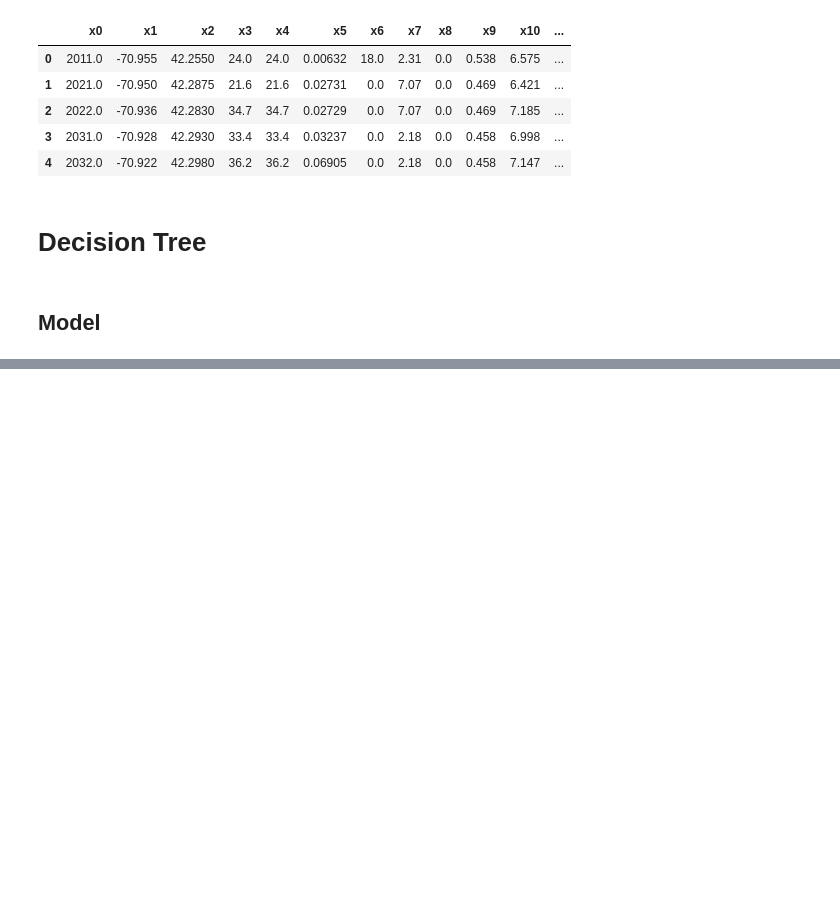
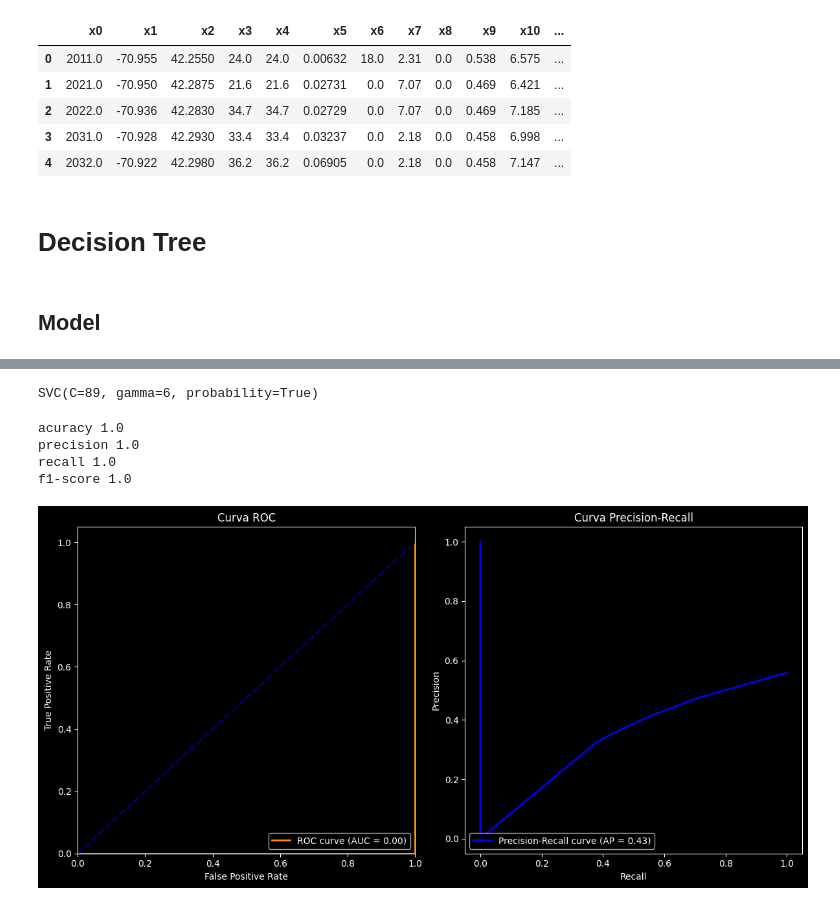
Before and after one commit to viniciuspxc/Reconhecimento_de_Padroes, a Jupyter notebook: Listas/Lista 5/Lista 05.ipynb, the cells around one changed output, grey strips where cells are left out. Drawn from its saved outputs; the diff is of its cells as text; code cells hidden in the pictures; blank space fills up the shorter version.

```diff
--- a/Listas/Lista 5/Lista 05.ipynb
+++ b/Listas/Lista 5/Lista 05.ipynb
@@ -314,0 +402,24 @@ plot_roc_pr_curves(best_model_results[2], best_model_results[3], title_prefix="B
+# %%
+def objective(trial):
+    C_values = [2**x for x in range(-5, 16)]
+    gamma_values = [2**x for x in range(-15, 4)]
+
+    C = trial.suggest_categorical('C', C_values)
+    gamma = trial.suggest_categorical('gamma', gamma_values)
+
+    X_train, X_test, y_train, y_test = train_test_split(
+        X, y, test_size=0.3, random_state=101)
+
+    model = svm.SVC(C=C, gamma=gamma)
+
+    model.fit(X_train, y_train)
+    accuracy = model.score(X_test, y_test)
+
+    return accuracy
+
+
+study = optuna.create_study(direction="maximize")
+study.optimize(objective, n_trials=50)
+
+best_params = study.best_params
+print(f"Best hyperparameters: {best_params}")
@@ -314,0 +445,22 @@ plot_roc_pr_curves(best_model_results[2], best_model_results[3], title_prefix="B
+# %%
+optuna_model = svm.SVC(**best_params,  probability=True)
+optuna_model.fit(X, y)
+# %% [output]
+SVC(C=89, gamma=6, probability=True)
+# %%
+metric = Metrics(y, optuna_model.predict(X))
+
+print('acuracy', metric.accuracy)
+print('precision', metric.precision)
+print('recall', metric.recall)
+print('f1-score', metric.f1_score)
+# %% [output]
+acuracy 1.0
+precision 1.0
+recall 1.0
+f1-score 1.0
+# %%
+proba_predictions = optuna_model.predict_proba(X)[:, 1]
+plot_roc_pr(X, y, proba_predictions)
+# %% [output]
+[figure, added]
```
Also changed, not shown: parts of 34 cells of this notebook.
